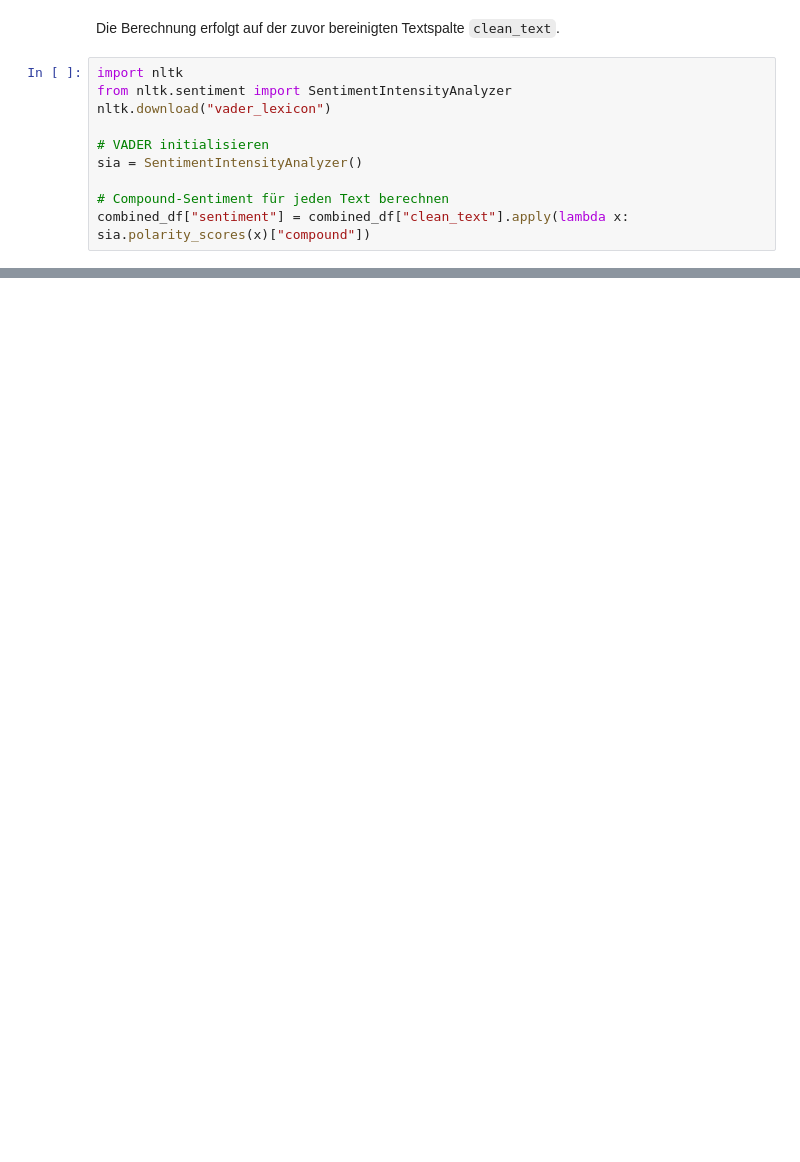
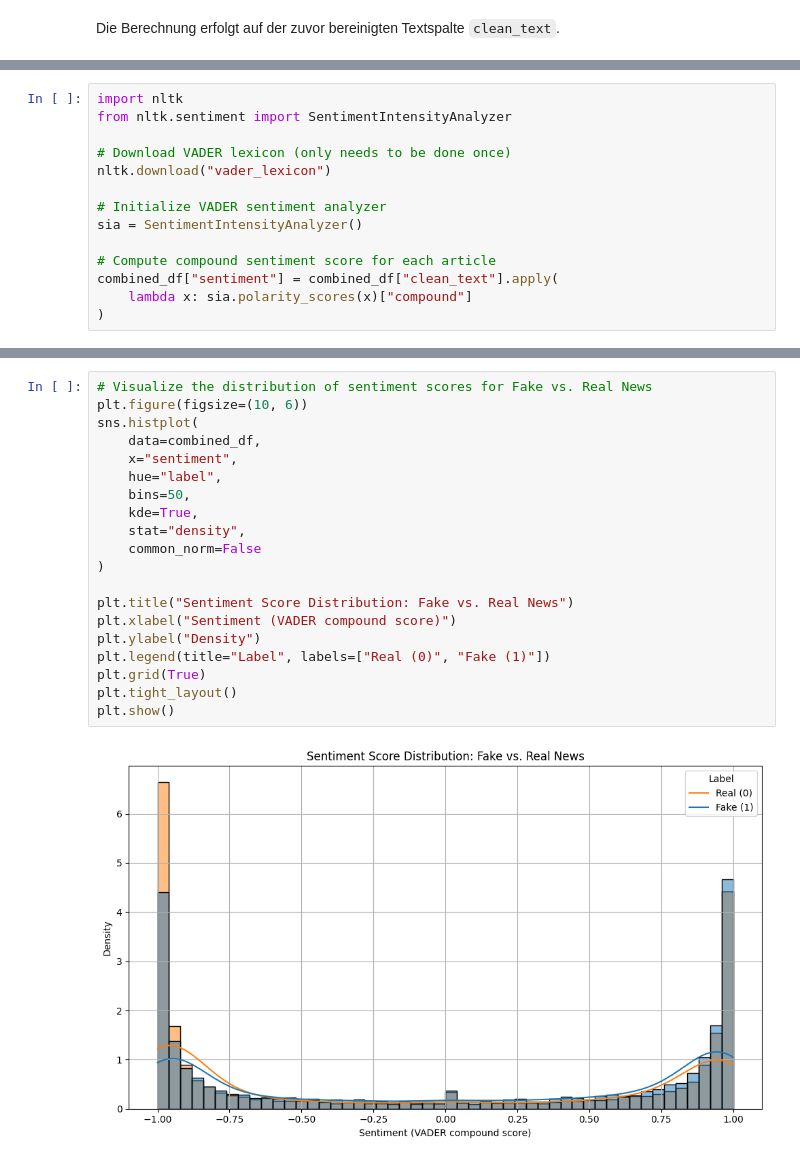
Before and after one commit to Dilan123456/Python_Basiscs_FakeNews_Classification, a Jupyter notebook: FakeNewsDetection_RF_TFIDF_v1.0.ipynb, the cells around one changed output, grey strips where cells are left out. Cells and saved outputs as stored; diff of their text form; blank space fills up the shorter version.

```diff
--- a/FakeNewsDetection_RF_TFIDF_v1.0.ipynb
+++ b/FakeNewsDetection_RF_TFIDF_v1.0.ipynb
@@ -317,12 +340,2 @@ Zusätzlich zur klassischen Textauswertung wird hier das Sentiment jedes Artikel
 # %% [markdown]
 Die Berechnung erfolgt auf der zuvor bereinigten Textspalte `clean_text`.
-# %%
-import nltk
-from nltk.sentiment import SentimentIntensityAnalyzer
-nltk.download("vader_lexicon")
-
-# VADER initialisieren
-sia = SentimentIntensityAnalyzer()
-
-# Compound-Sentiment für jeden Text berechnen
-combined_df["sentiment"] = combined_df["clean_text"].apply(lambda x: sia.polarity_scores(x)["compound"])
@@ -1155,0 +342,14 @@ Mit weiteren Features oder Feintuning (z. B. BERT-Feinabstimmung) könnte die
+# %%
+import nltk
+from nltk.sentiment import SentimentIntensityAnalyzer
+
+# Download VADER lexicon (only needs to be done once)
+nltk.download("vader_lexicon")
+
+# Initialize VADER sentiment analyzer
+sia = SentimentIntensityAnalyzer()
+
+# Compute compound sentiment score for each article
+combined_df["sentiment"] = combined_df["clean_text"].apply(
+    lambda x: sia.polarity_scores(x)["compound"]
+)
@@ -1155,0 +364,22 @@ Mit weiteren Features oder Feintuning (z. B. BERT-Feinabstimmung) könnte die
+# %%
+# Visualize the distribution of sentiment scores for Fake vs. Real News
+plt.figure(figsize=(10, 6))
+sns.histplot(
+    data=combined_df,
+    x="sentiment",
+    hue="label",
+    bins=50,
+    kde=True,
+    stat="density",
+    common_norm=False
+)
+
+plt.title("Sentiment Score Distribution: Fake vs. Real News")
+plt.xlabel("Sentiment (VADER compound score)")
+plt.ylabel("Density")
+plt.legend(title="Label", labels=["Real (0)", "Fake (1)"])
+plt.grid(True)
+plt.tight_layout()
+plt.show()
+# %% [output]
+[figure, added]
```
Also changed, not shown: parts of 158 cells of this notebook.
